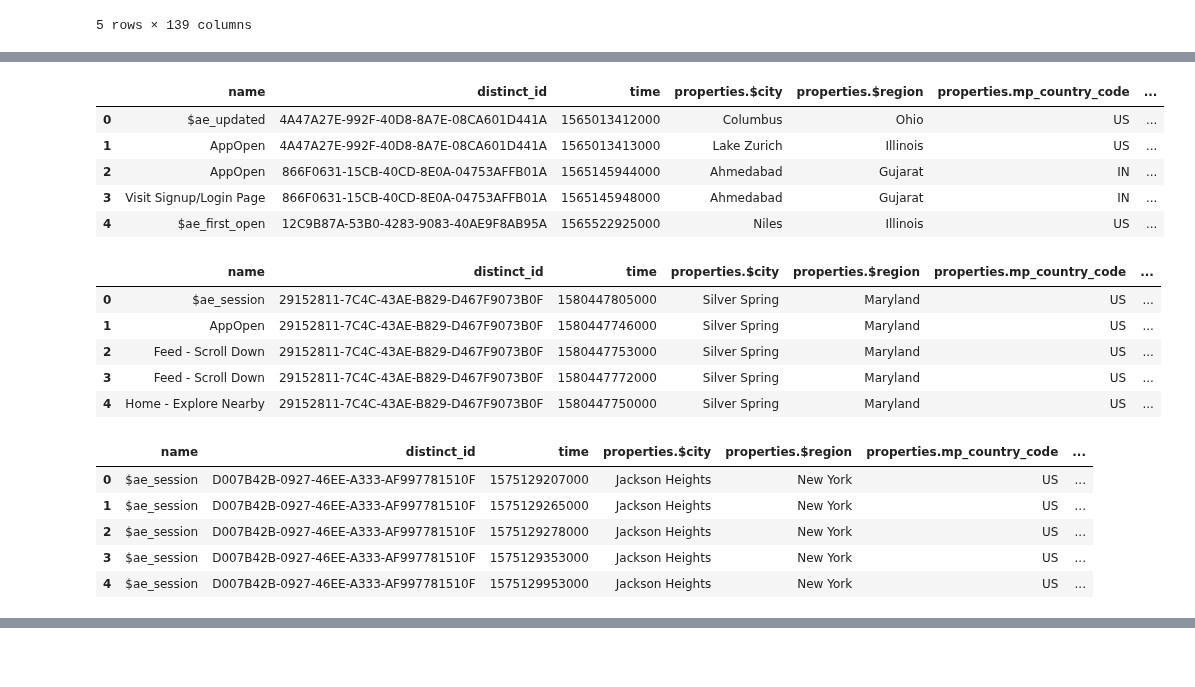
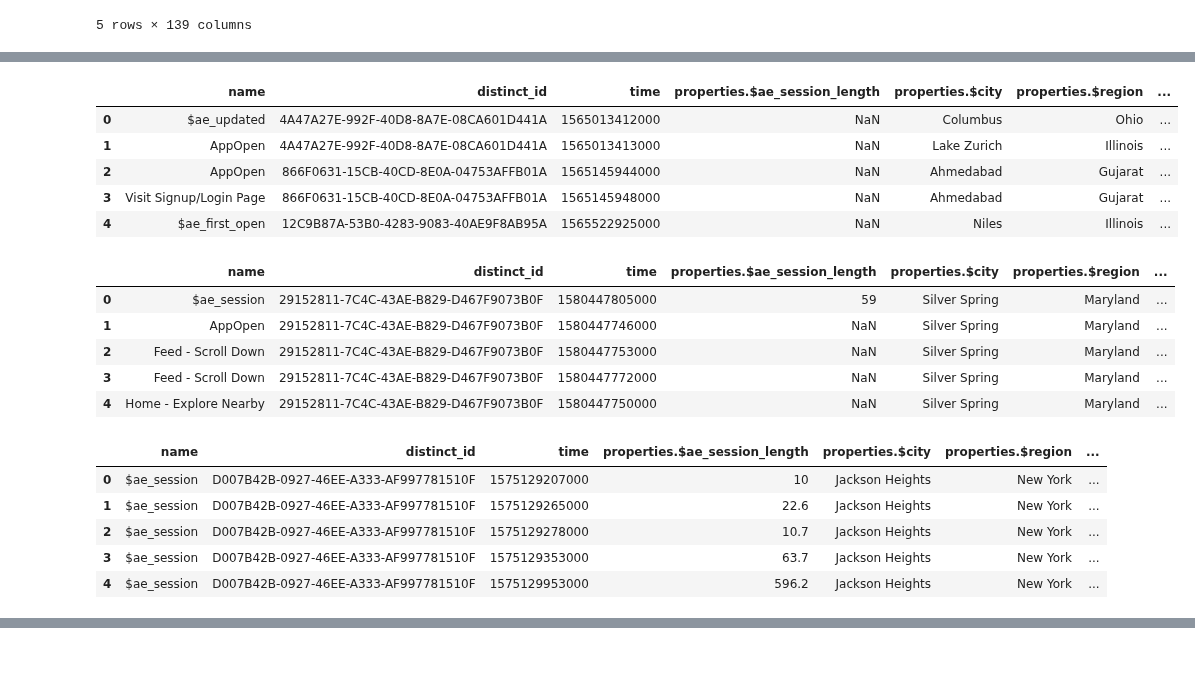
Before and after one commit to prkrishnan1/Simmer_DSS_SP20_Project_1, a Jupyter notebook: Jake_EDA.ipynb, the cells around one changed output, grey strips where cells are left out. Drawn from its saved outputs; the diff is of its cells as text; code cells hidden in the pictures.

```diff
--- a/Jake_EDA.ipynb
+++ b/Jake_EDA.ipynb
@@ -38,39 +38,39 @@ febMar20
 # %%
 augSep19 = pd.read_csv('Simmer_AugSep19.csv')
 # %%
-augSep19 = augSep19[['name', 'distinct_id', 'time', 'properties.$city', 'properties.$region', 'properties.mp_country_code', 'properties.locationSetting', 'properties.notificationSettings', 'properties.FirstTimeUploaded']]
+augSep19 = augSep19[['name', 'distinct_id', 'time', 'properties.$ae_session_length', 'properties.$city', 'properties.$region', 'properties.mp_country_code', 'properties.locationSetting', 'properties.notificationSettings', 'properties.FirstTimeUploaded']]
 augSep19.head()
 # %% [output]
-|  | name | distinct_id | time | properties.$city | properties.$region | properties.mp_country_code | ... |
-| 0 | $ae_updated | 4A47A27E-992F-40D8-8A7E-08CA601D441A | 1565013412000 | Columbus | Ohio | US | ... |
-| 1 | AppOpen | 4A47A27E-992F-40D8-8A7E-08CA601D441A | 1565013413000 | Lake Zurich | Illinois | US | ... |
-| 2 | AppOpen | 866F0631-15CB-40CD-8E0A-04753AFFB01A | 1565145944000 | Ahmedabad | Gujarat | IN | ... |
-| 3 | Visit Signup/Login Page | 866F0631-15CB-40CD-8E0A-04753AFFB01A | 1565145948000 | Ahmedabad | Gujarat | IN | ... |
-| 4 | $ae_first_open | 12C9B87A-53B0-4283-9083-40AE9F8AB95A | 1565522925000 | Niles | Illinois | US | ... |
+|  | name | distinct_id | time | properties.$ae_session_length | properties.$city | properties.$region | ... |
+| 0 | $ae_updated | 4A47A27E-992F-40D8-8A7E-08CA601D441A | 1565013412000 | NaN | Columbus | Ohio | ... |
+| 1 | AppOpen | 4A47A27E-992F-40D8-8A7E-08CA601D441A | 1565013413000 | NaN | Lake Zurich | Illinois | ... |
+| 2 | AppOpen | 866F0631-15CB-40CD-8E0A-04753AFFB01A | 1565145944000 | NaN | Ahmedabad | Gujarat | ... |
+| 3 | Visit Signup/Login Page | 866F0631-15CB-40CD-8E0A-04753AFFB01A | 1565145948000 | NaN | Ahmedabad | Gujarat | ... |
+| 4 | $ae_first_open | 12C9B87A-53B0-4283-9083-40AE9F8AB95A | 1565522925000 | NaN | Niles | Illinois | ... |
 # %%
 decJan19 = pd.read_csv('Simmer_DecJan19.csv')
 # %%
-decJan19 = decJan19[['name', 'distinct_id', 'time', 'properties.$city', 'properties.$region', 'properties.mp_country_code', 'properties.locationSetting', 'properties.notificationSettings', 'properties.FirstTimeUploaded']]
+decJan19 = decJan19[['name', 'distinct_id', 'time', 'properties.$ae_session_length', 'properties.$city', 'properties.$region', 'properties.mp_country_code', 'properties.locationSetting', 'properties.notificationSettings', 'properties.FirstTimeUploaded']]
 decJan19.head()
 # %% [output]
-|  | name | distinct_id | time | properties.$city | properties.$region | properties.mp_country_code | ... |
-| 0 | $ae_session | 29152811-7C4C-43AE-B829-D467F9073B0F | 1580447805000 | Silver Spring | Maryland | US | ... |
-| 1 | AppOpen | 29152811-7C4C-43AE-B829-D467F9073B0F | 1580447746000 | Silver Spring | Maryland | US | ... |
-| 2 | Feed - Scroll Down | 29152811-7C4C-43AE-B829-D467F9073B0F | 1580447753000 | Silver Spring | Maryland | US | ... |
-| 3 | Feed - Scroll Down | 29152811-7C4C-43AE-B829-D467F9073B0F | 1580447772000 | Silver Spring | Maryland | US | ... |
-| 4 | Home - Explore Nearby | 29152811-7C4C-43AE-B829-D467F9073B0F | 1580447750000 | Silver Spring | Maryland | US | ... |
+|  | name | distinct_id | time | properties.$ae_session_length | properties.$city | properties.$region | ... |
+| 0 | $ae_session | 29152811-7C4C-43AE-B829-D467F9073B0F | 1580447805000 | 59 | Silver Spring | Maryland | ... |
+| 1 | AppOpen | 29152811-7C4C-43AE-B829-D467F9073B0F | 1580447746000 | NaN | Silver Spring | Maryland | ... |
+| 2 | Feed - Scroll Down | 29152811-7C4C-43AE-B829-D467F9073B0F | 1580447753000 | NaN | Silver Spring | Maryland | ... |
+| 3 | Feed - Scroll Down | 29152811-7C4C-43AE-B829-D467F9073B0F | 1580447772000 | NaN | Silver Spring | Maryland | ... |
+| 4 | Home - Explore Nearby | 29152811-7C4C-43AE-B829-D467F9073B0F | 1580447750000 | NaN | Silver Spring | Maryland | ... |
 # %%
 octNov19 = pd.read_csv('Simmer_OctNov19.csv')
 # %%
-octNov19 = octNov19[['name', 'distinct_id', 'time', 'properties.$city', 'properties.$region', 'properties.mp_country_code', 'properties.locationSetting', 'properties.notificationSettings', 'properties.FirstTimeUploaded']]
+octNov19 = octNov19[['name', 'distinct_id', 'time', 'properties.$ae_session_length', 'properties.$city', 'properties.$region', 'properties.mp_country_code', 'properties.locationSetting', 'properties.notificationSettings', 'properties.FirstTimeUploaded']]
 octNov19.head()
 # %% [output]
-|  | name | distinct_id | time | properties.$city | properties.$region | properties.mp_country_code | ... |
-| 0 | $ae_session | D007B42B-0927-46EE-A333-AF997781510F | 1575129207000 | Jackson Heights | New York | US | ... |
-| 1 | $ae_session | D007B42B-0927-46EE-A333-AF997781510F | 1575129265000 | Jackson Heights | New York | US | ... |
-| 2 | $ae_session | D007B42B-0927-46EE-A333-AF997781510F | 1575129278000 | Jackson Heights | New York | US | ... |
-| 3 | $ae_session | D007B42B-0927-46EE-A333-AF997781510F | 1575129353000 | Jackson Heights | New York | US | ... |
-| 4 | $ae_session | D007B42B-0927-46EE-A333-AF997781510F | 1575129953000 | Jackson Heights | New York | US | ... |
+|  | name | distinct_id | time | properties.$ae_session_length | properties.$city | properties.$region | ... |
+| 0 | $ae_session | D007B42B-0927-46EE-A333-AF997781510F | 1575129207000 | 10 | Jackson Heights | New York | ... |
+| 1 | $ae_session | D007B42B-0927-46EE-A333-AF997781510F | 1575129265000 | 22.6 | Jackson Heights | New York | ... |
+| 2 | $ae_session | D007B42B-0927-46EE-A333-AF997781510F | 1575129278000 | 10.7 | Jackson Heights | New York | ... |
+| 3 | $ae_session | D007B42B-0927-46EE-A333-AF997781510F | 1575129353000 | 63.7 | Jackson Heights | New York | ... |
+| 4 | $ae_session | D007B42B-0927-46EE-A333-AF997781510F | 1575129953000 | 596.2 | Jackson Heights | New York | ... |
 # %%
 past7Months = pd.concat([augSep19, octNov19, decJan19, febMar20] )
 past7Months
```
Also changed, not shown: parts of 8 cells of this notebook.
